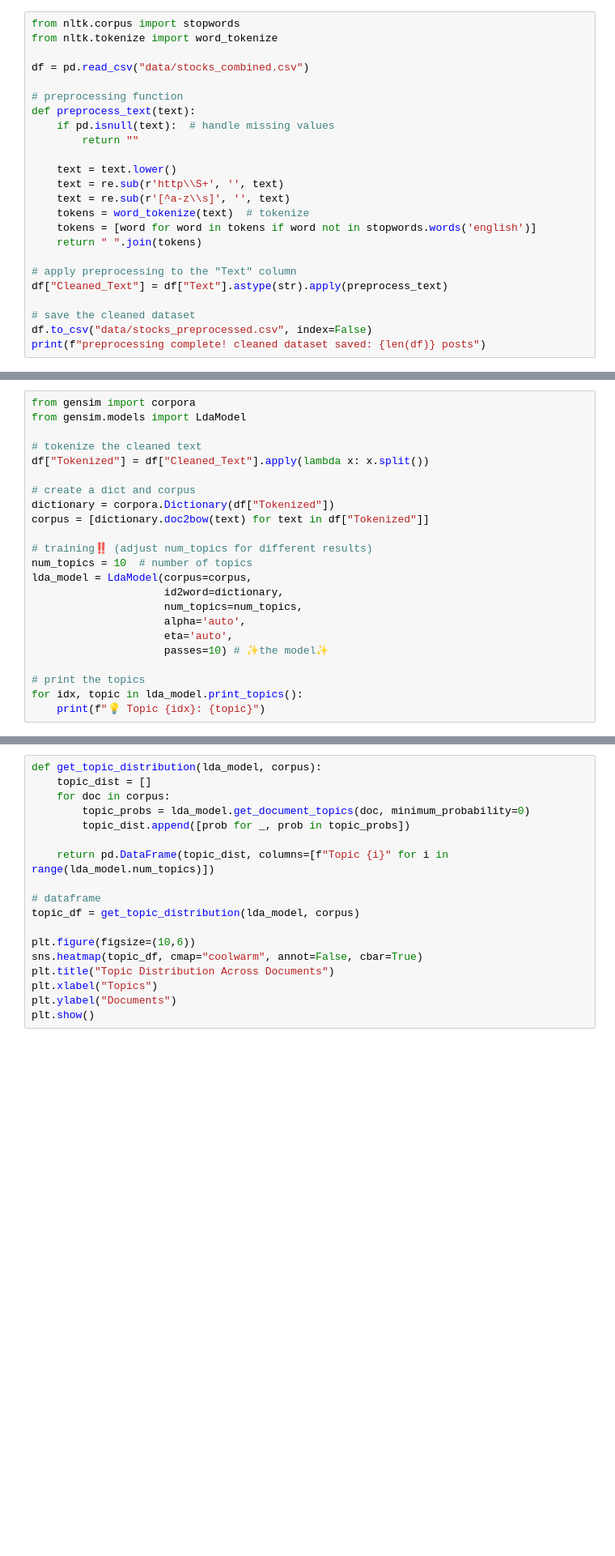
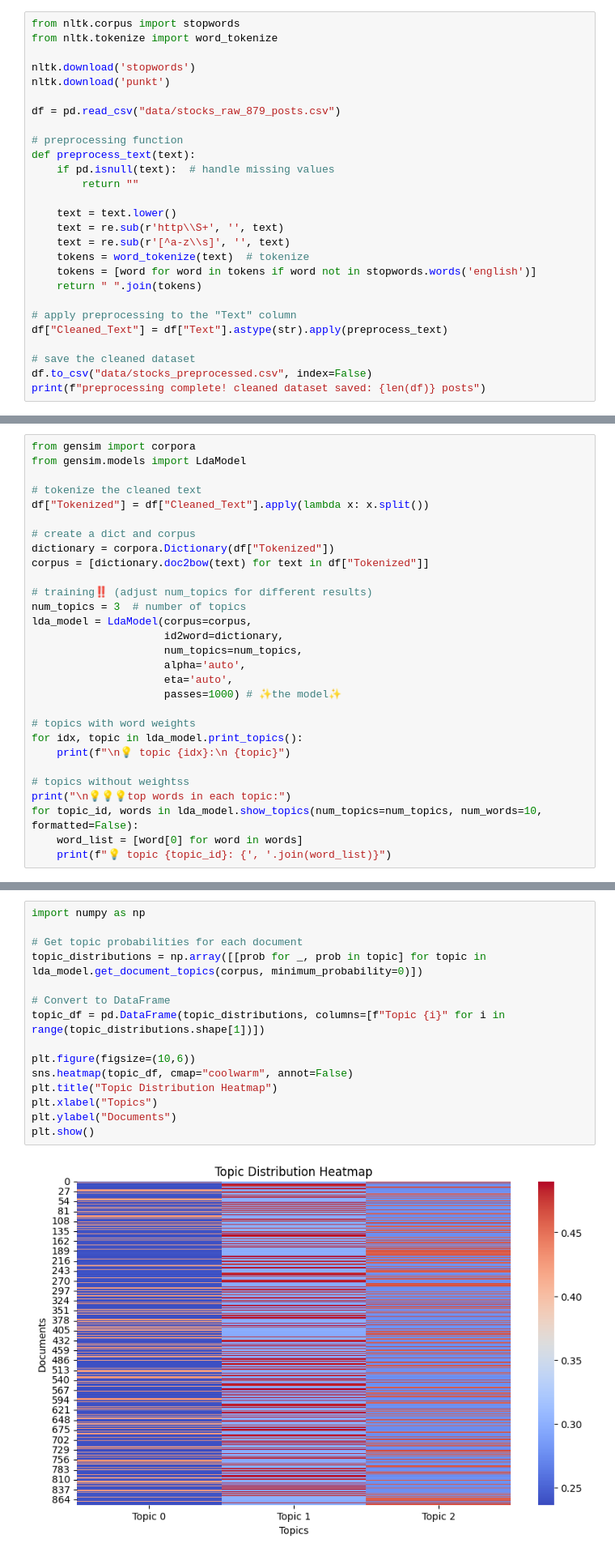
Before and after one commit to ullasunangell/topic_modeling_project, a Jupyter notebook: topic_modeling.ipynb, the cells around one changed output, grey strips where cells are left out. Shown at 81% size. Saved outputs shown, nothing was run; the diff lists cells and outputs as text; blank space fills up the shorter version.

Commit message:
reduced topics 👍🏽

```diff
--- a/topic_modeling.ipynb
+++ b/topic_modeling.ipynb
@@ -44,7 +54,10 @@ nltk.download('punkt')
 from nltk.corpus import stopwords
 from nltk.tokenize import word_tokenize
 
-df = pd.read_csv("data/stocks_combined.csv")
+nltk.download('stopwords')
+nltk.download('punkt')
+
+df = pd.read_csv("data/stocks_raw_879_posts.csv")
 
 # preprocessing function
 def preprocess_text(text):
@@ -78,14 +99,20 @@ dictionary = corpora.Dictionary(df["Tokenized"])
 corpus = [dictionary.doc2bow(text) for text in df["Tokenized"]]
 
 # training‼️ (adjust num_topics for different results)
-num_topics = 10  # number of topics
+num_topics = 3  # number of topics
 lda_model = LdaModel(corpus=corpus,
                      id2word=dictionary,
                      num_topics=num_topics,
                      alpha='auto',
                      eta='auto',
-                     passes=10) # ✨the model✨
+                     passes=1000) # ✨the model✨
 
-# print the topics
+# topics with word weights
 for idx, topic in lda_model.print_topics():
-    print(f"💡 Topic {idx}: {topic}")
+    print(f"\n💡 topic {idx}:\n {topic}")
+
+# topics without weightss
+print("\n💡💡💡top words in each topic:")
+for topic_id, words in lda_model.show_topics(num_topics=num_topics, num_words=10, formatted=False):
+    word_list = [word[0] for word in words]
+    print(f"💡 topic {topic_id}: {', '.join(word_list)}")
@@ -99,23 +143,22 @@ for idx, topic in lda_model.print_topics():
 # %% [markdown]
 # Get The Topic Distribution For Each Document
 # %%
-def get_topic_distribution(lda_model, corpus):
-    topic_dist = []
-    for doc in corpus:
-        topic_probs = lda_model.get_document_topics(doc, minimum_probability=0)
-        topic_dist.append([prob for _, prob in topic_probs])
+import numpy as np
 
-    return pd.DataFrame(topic_dist, columns=[f"Topic {i}" for i in range(lda_model.num_topics)])
+# Get topic probabilities for each document
+topic_distributions = np.array([[prob for _, prob in topic] for topic in lda_model.get_document_topics(corpus, minimum_probability=0)])
 
-# dataframe
-topic_df = get_topic_distribution(lda_model, corpus)
+# Convert to DataFrame
+topic_df = pd.DataFrame(topic_distributions, columns=[f"Topic {i}" for i in range(topic_distributions.shape[1])])
 
 plt.figure(figsize=(10,6))
-sns.heatmap(topic_df, cmap="coolwarm", annot=False, cbar=True)
-plt.title("Topic Distribution Across Documents")
+sns.heatmap(topic_df, cmap="coolwarm", annot=False)
+plt.title("Topic Distribution Heatmap")
 plt.xlabel("Topics")
 plt.ylabel("Documents")
 plt.show()
+# %% [output]
+[figure, added]
 # %% [markdown]
 # Frequency Distribution of Word Counts in Documents
 # %%
```
Also changed, not shown: parts of 7 cells of this notebook.
